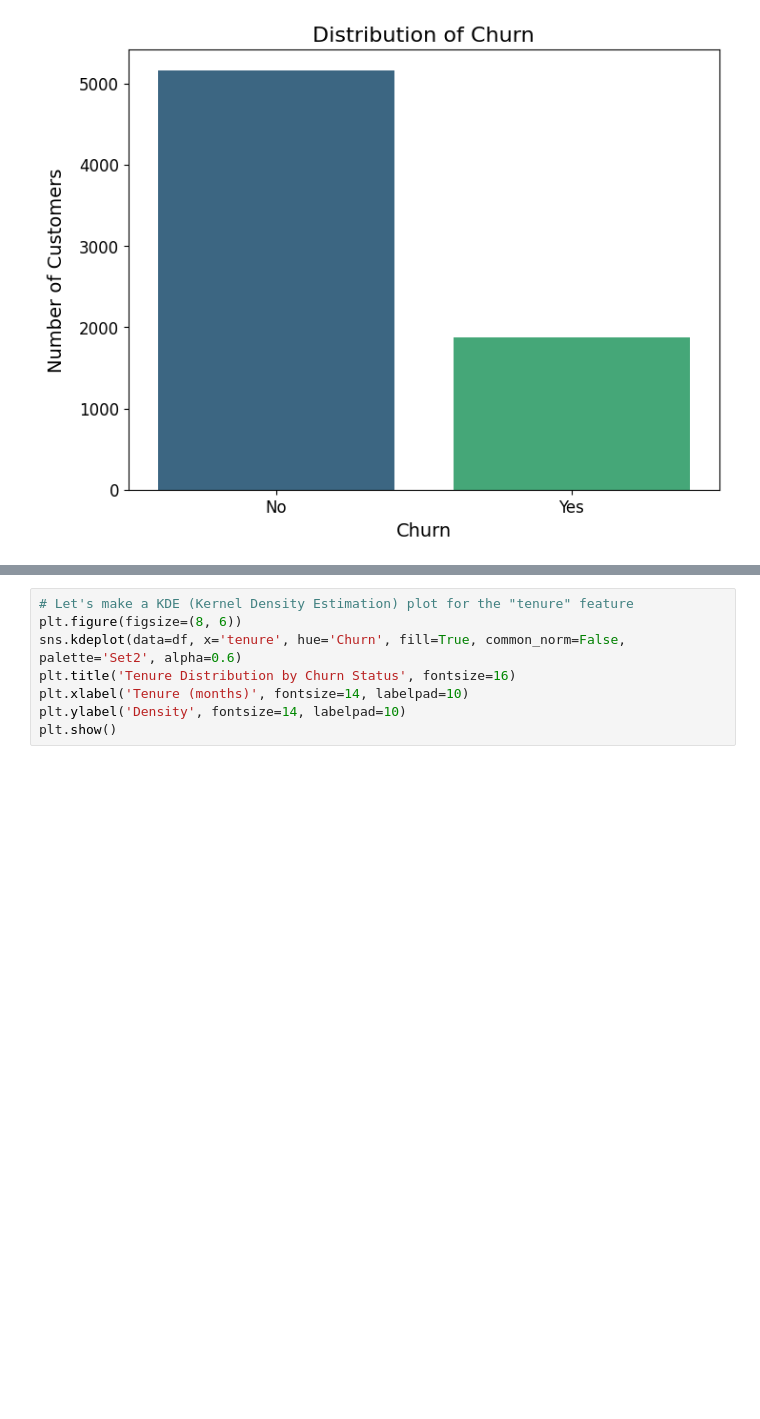
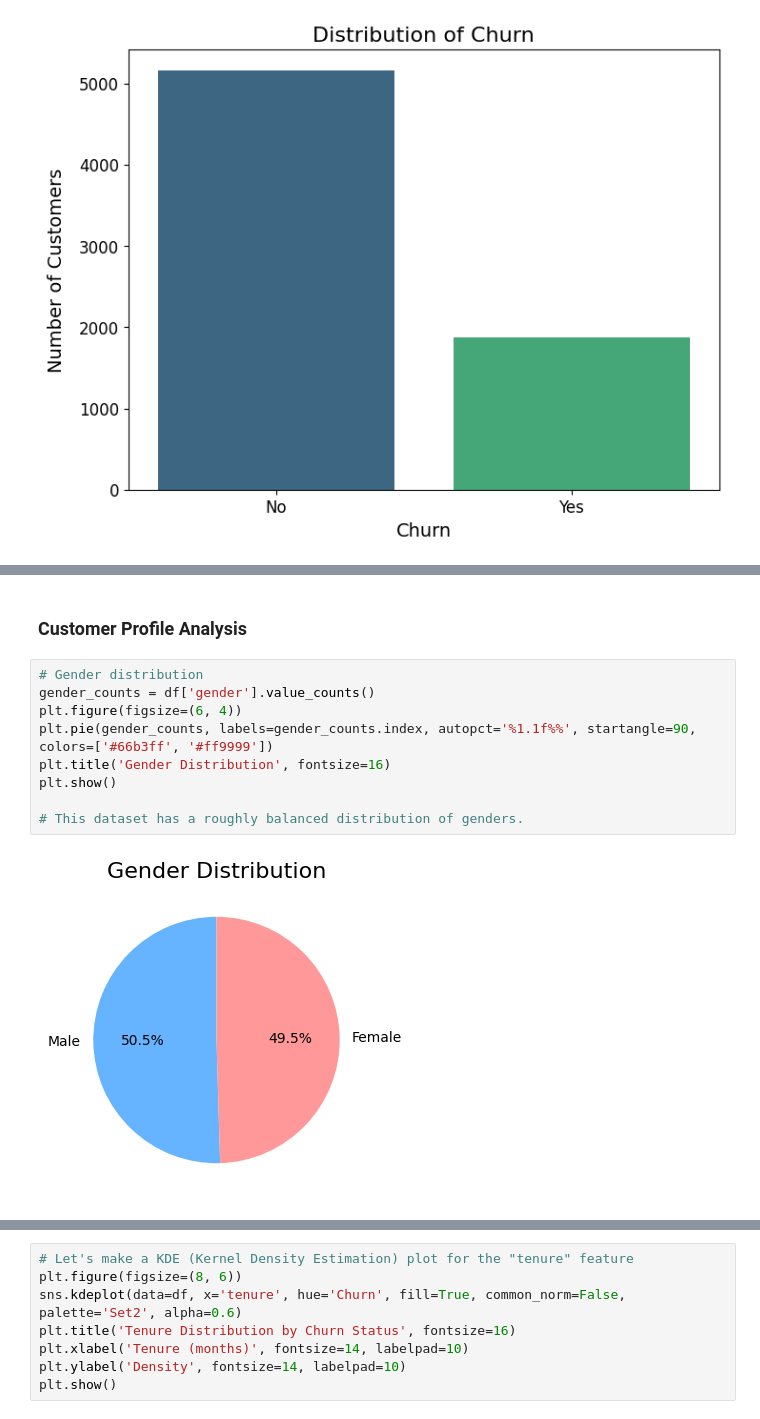
Before and after one commit to CoderCnc/ChurnPrediction, a Jupyter notebook: code.ipynb, the cells around one changed output, grey strips where cells are left out. Cells and saved outputs as stored; diff of their text form; blank space fills up the shorter version.

```diff
--- a/code.ipynb
+++ b/code.ipynb
@@ -230,0 +225,13 @@ plt.show()
+# %% [markdown]
+### Customer Profile Analysis
+# %%
+# Gender distribution
+gender_counts = df['gender'].value_counts()
+plt.figure(figsize=(6, 4))
+plt.pie(gender_counts, labels=gender_counts.index, autopct='%1.1f%%', startangle=90, colors=['#66b3ff', '#ff9999'])
+plt.title('Gender Distribution', fontsize=16)
+plt.show()
+
+# This dataset has a roughly balanced distribution of genders.
+# %% [output]
+[figure, added]
```
Also changed, not shown: parts of 34 cells of this notebook.
